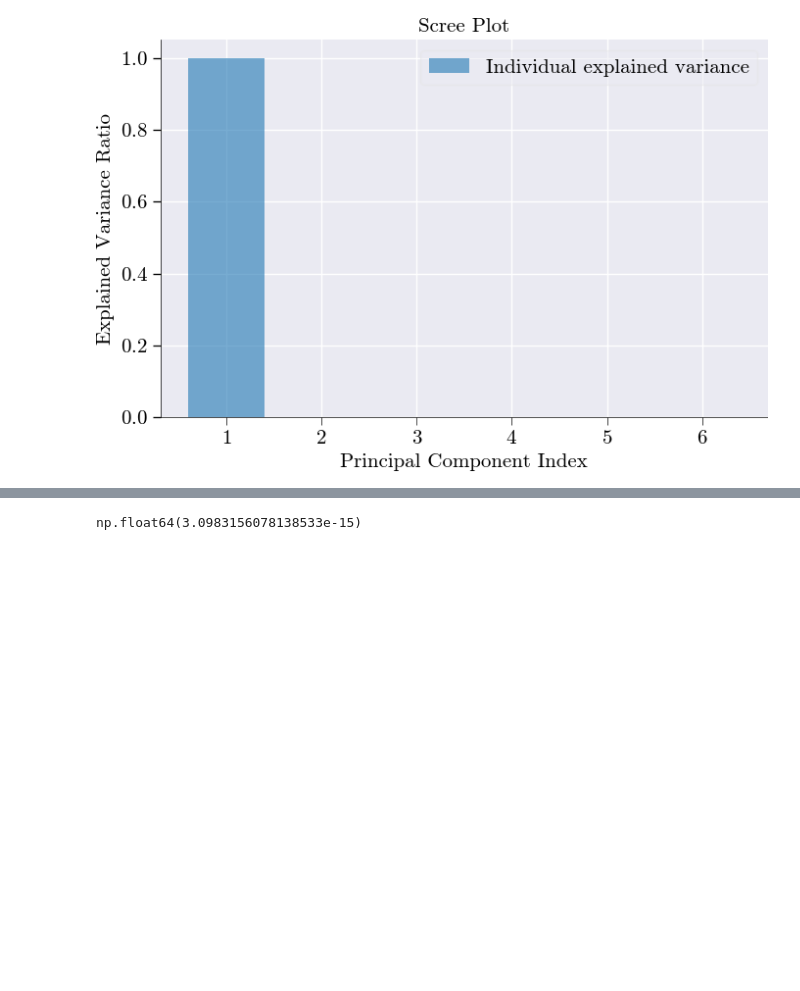
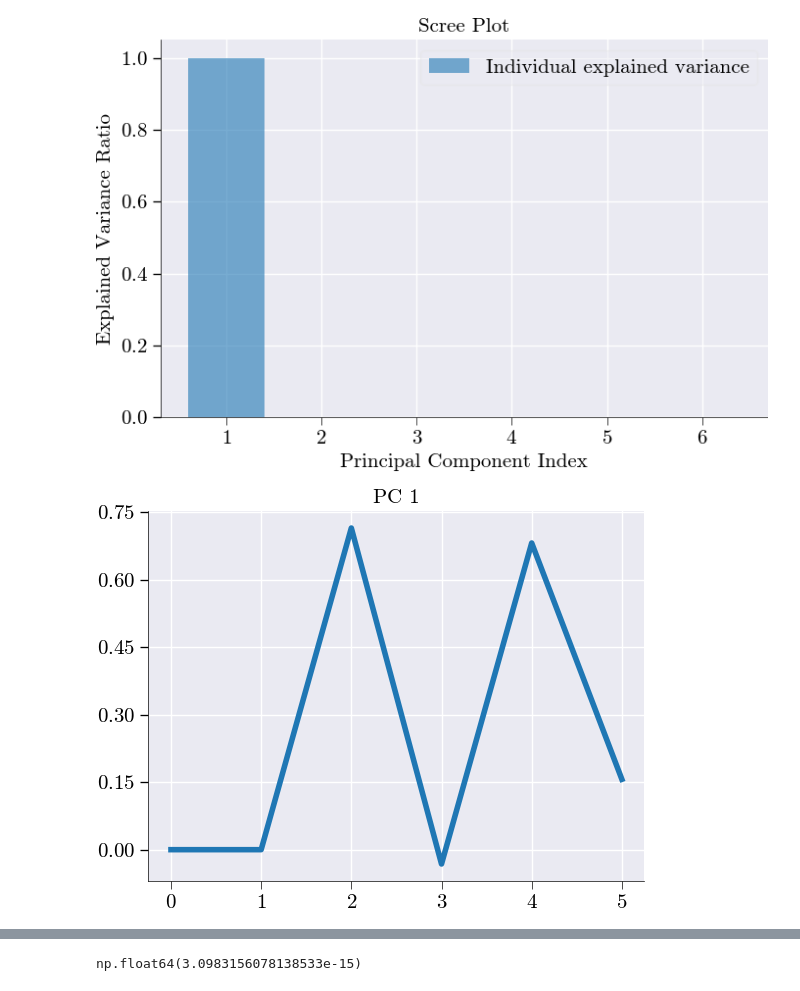
Before and after one commit to TAMIDS-WORKSHOPS/pca_tutorial_tamids, a Jupyter notebook: pca_v2.ipynb, the cells around one changed output, grey strips where cells are left out. Drawn from its saved outputs; the diff is of its cells as text; code cells hidden in the pictures; blank space fills up the shorter version.

```diff
--- a/pca.ipynb
+++ b/pca_v2.ipynb
@@ -316,0 +305,6 @@ plt.show()
+# %%
+plt.plot(pc1,lw=4)
+plt.title("PC 1")
+plt.gca().yaxis.set_major_locator(MaxNLocator(nbins=6))  # Set max number of y-ticks
+# %% [output]
+[figure, added]
```
Also changed, not shown: parts of 41 cells of this notebook, 3 other files.
